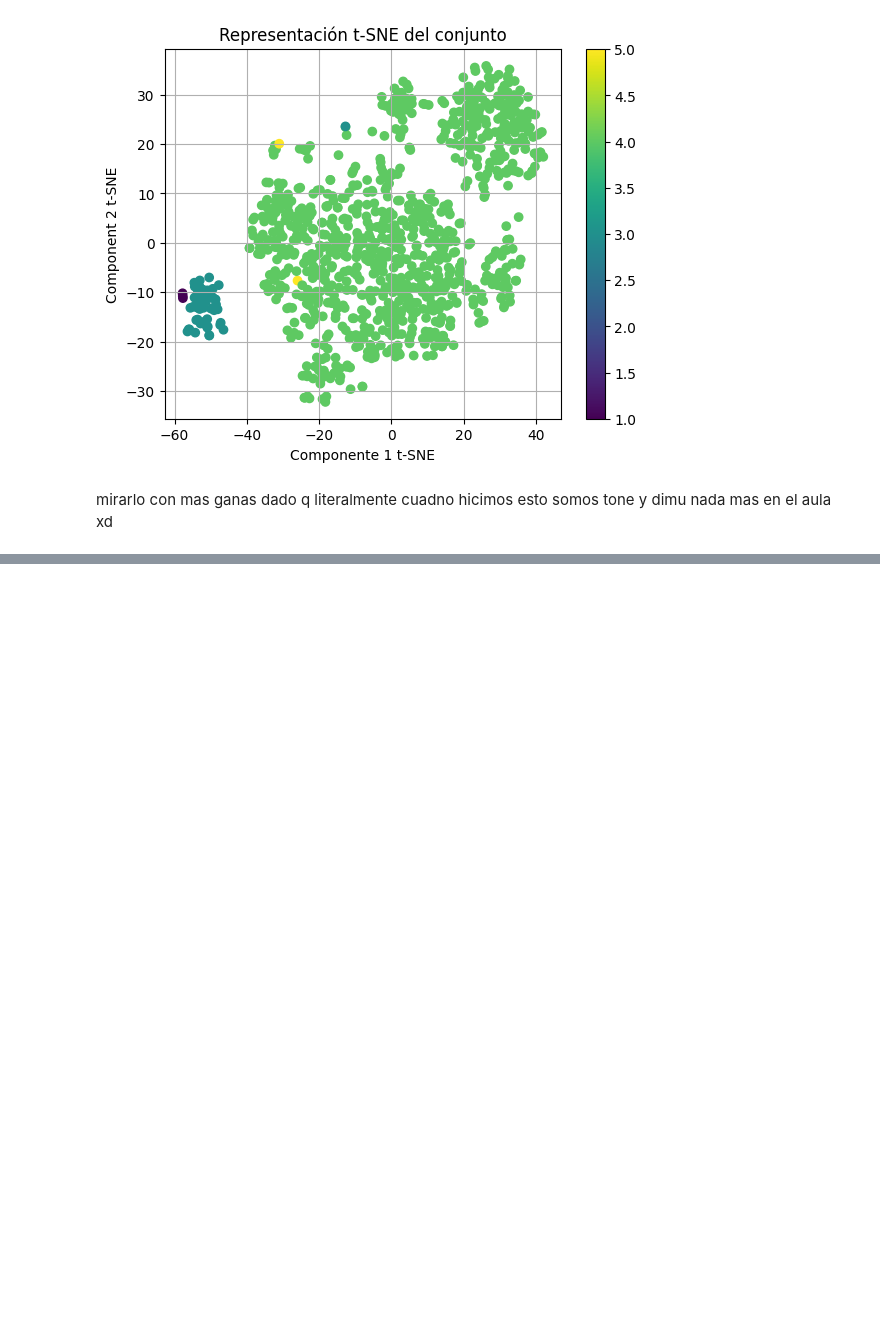
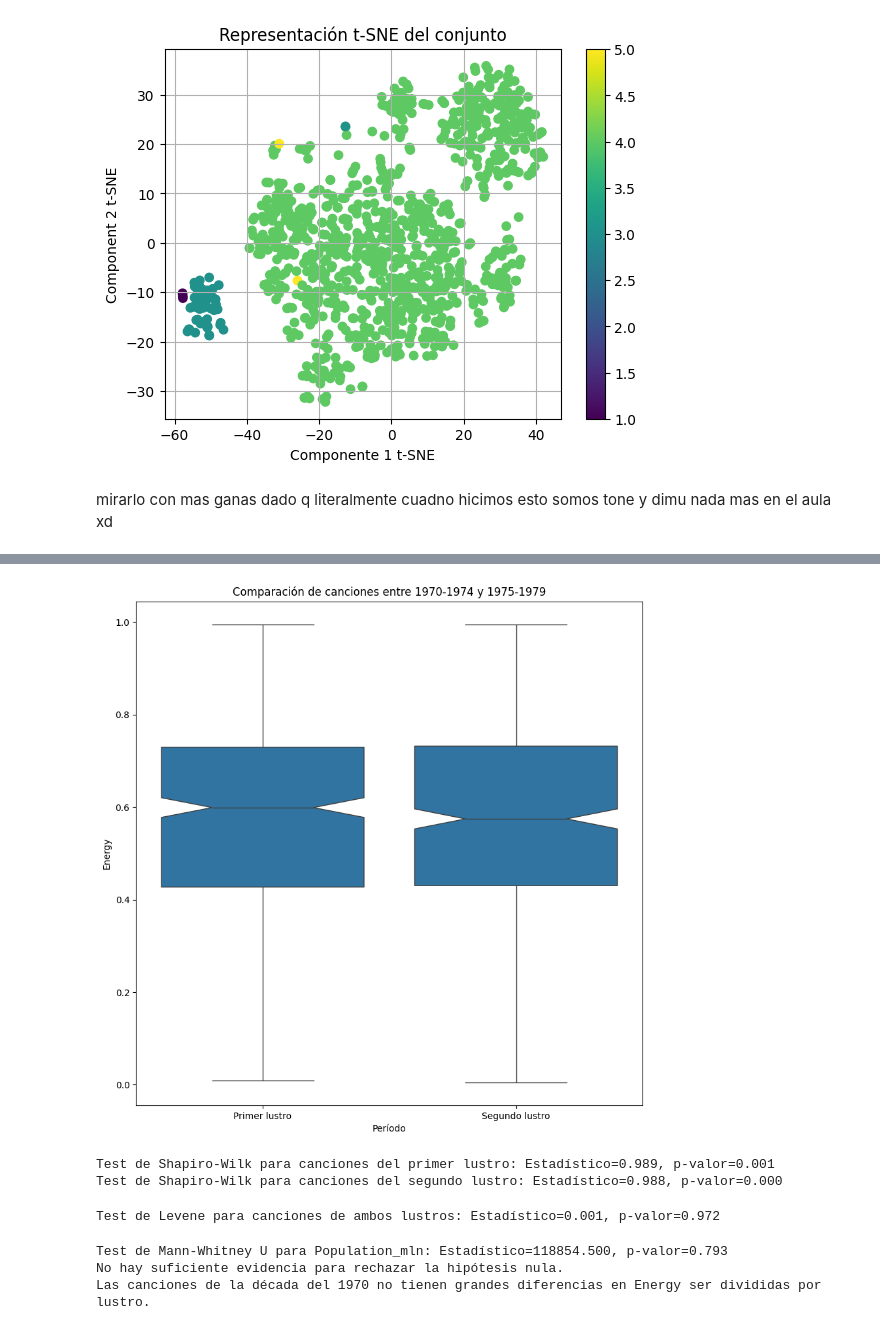
Before and after one commit to AgustinDimuro/tpeFundamentos, a Jupyter notebook: TPEspecial.ipynb, the cells around one changed output, grey strips where cells are left out. Cells and saved outputs as stored; diff of their text form; code cells hidden in the pictures; blank space fills up the shorter version.

Commit message:
Planteo de hipótesis y Test de hipótesis para la primera

```diff
--- a/TPEspecial.ipynb
+++ b/TPEspecial.ipynb
@@ -584,0 +608,61 @@ Después de UMAP: (980, 2)
+# %%
+import seaborn as sns
+import matplotlib.pyplot as plt
+
+ds_anios = ds_filtred.copy()
+ds_anios["Antes del 1975"] = ds_filtred["Year"].between(1970, 1974)
+
+
+ds_7074 = ds_anios[ds_anios["Antes del 1975"] == 1]["Energy"]
+ds_7579 = ds_anios[ds_anios["Antes del 1975"] == 0]["Energy"]
+
+
+
+# Crear el gráfico boxplot para comparar Energy
+plt.figure(figsize=(10, 10))
+sns.boxplot(x = 'Antes del 1975', y = 'Energy', data=ds_anios, notch= True)
+plt.title("Comparación de canciones entre 1970-1974 y 1975-1979")
+plt.xticks(ticks=[0, 1], labels=["Primer lustro", "Segundo lustro"])
+plt.xlabel("Período")
+plt.ylabel("Energy")
+
+plt.show()
+# %% [output]
+[figure, added]
+# %%
+from scipy.stats import shapiro
+
+# Test de Shapiro-Wilk para canciones del primer lustro
+stat, p = shapiro(ds_7074)
+print(f"Test de Shapiro-Wilk para canciones del primer lustro: Estadístico={stat:.3f}, p-valor={p:.3f}")
+
+# Test de Shapiro-Wilk para canciones del segundo lustro
+stat, p = shapiro(ds_7579)
+print(f"Test de Shapiro-Wilk para canciones del segundo lustro: Estadístico={stat:.3f}, p-valor={p:.3f}")
+# %% [output]
+Test de Shapiro-Wilk para canciones del primer lustro: Estadístico=0.989, p-valor=0.001
+Test de Shapiro-Wilk para canciones del segundo lustro: Estadístico=0.988, p-valor=0.000
+# %%
+import scipy.stats as stats
+
+stat, p = stats.levene(ds_7074, ds_7579)
+print(f"Test de Levene para canciones de ambos lustros: Estadístico={stat:.3f}, p-valor={p:.3f}")
+# %% [output]
+Test de Levene para canciones de ambos lustros: Estadístico=0.001, p-valor=0.972
+# %%
+# Test de Mann-Whitney U para comparar la relación entre lustros y energy de las canciones
+stat, p = stats.mannwhitneyu(ds_7074, ds_7579)
+print(f"Test de Mann-Whitney U para comparar la relación entre lustros y energy de las canciones: Estadístico={stat:.3f}, p-valor={p:.3f}")
+
+# Interpretación de los resultados
+alpha = 0.05  # Nivel de significancia
+if p > alpha:
+    print("No hay suficiente evidencia para rechazar la hipótesis nula.")
+    print("Las canciones de la década del 1970 no tienen grandes diferencias en Energy ser divididas por lustro.")
+else:
+    print("Se rechaza la hipótesis nula.")
+    print("Las canciones de la década del 1970 tienen grandes diferencias en Energy ser divididas por lustro.")
+# %% [output]
+Test de Mann-Whitney U para Population_mln: Estadístico=118854.500, p-valor=0.793
+No hay suficiente evidencia para rechazar la hipótesis nula.
+Las canciones de la década del 1970 no tienen grandes diferencias en Energy ser divididas por lustro.
```
Also changed, not shown: parts of 18 cells of this notebook.
